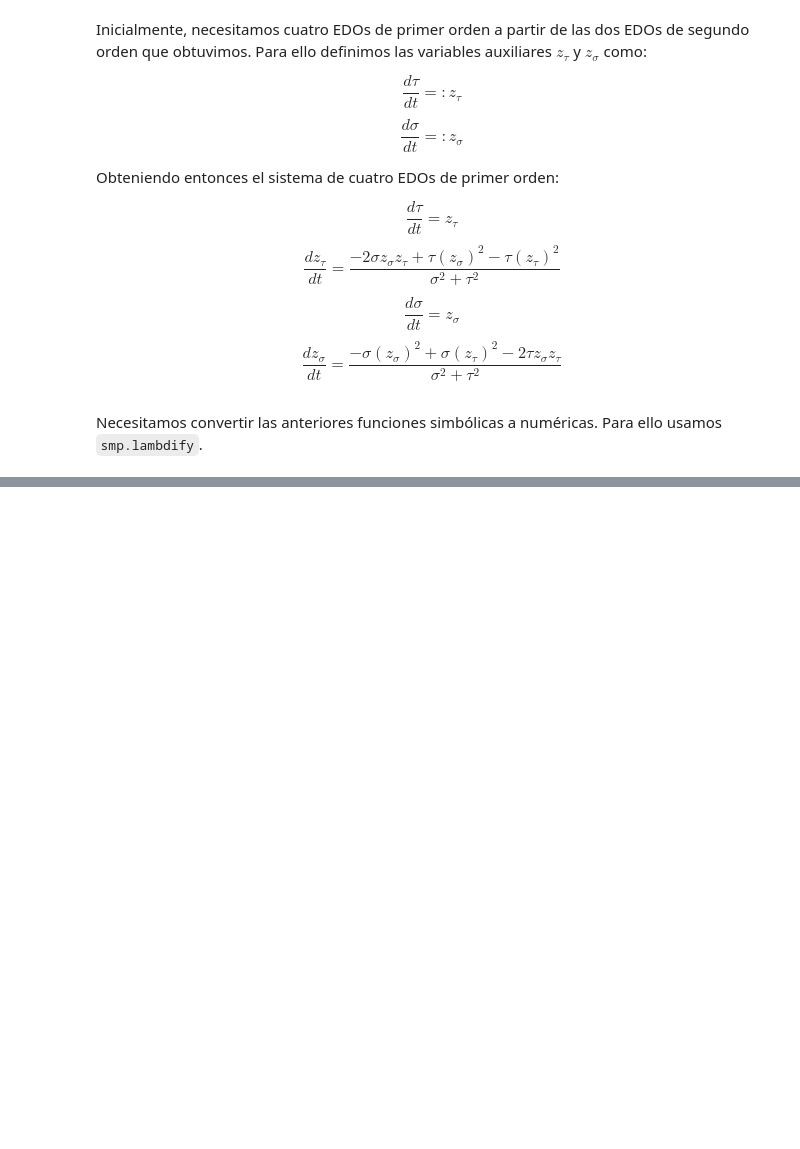
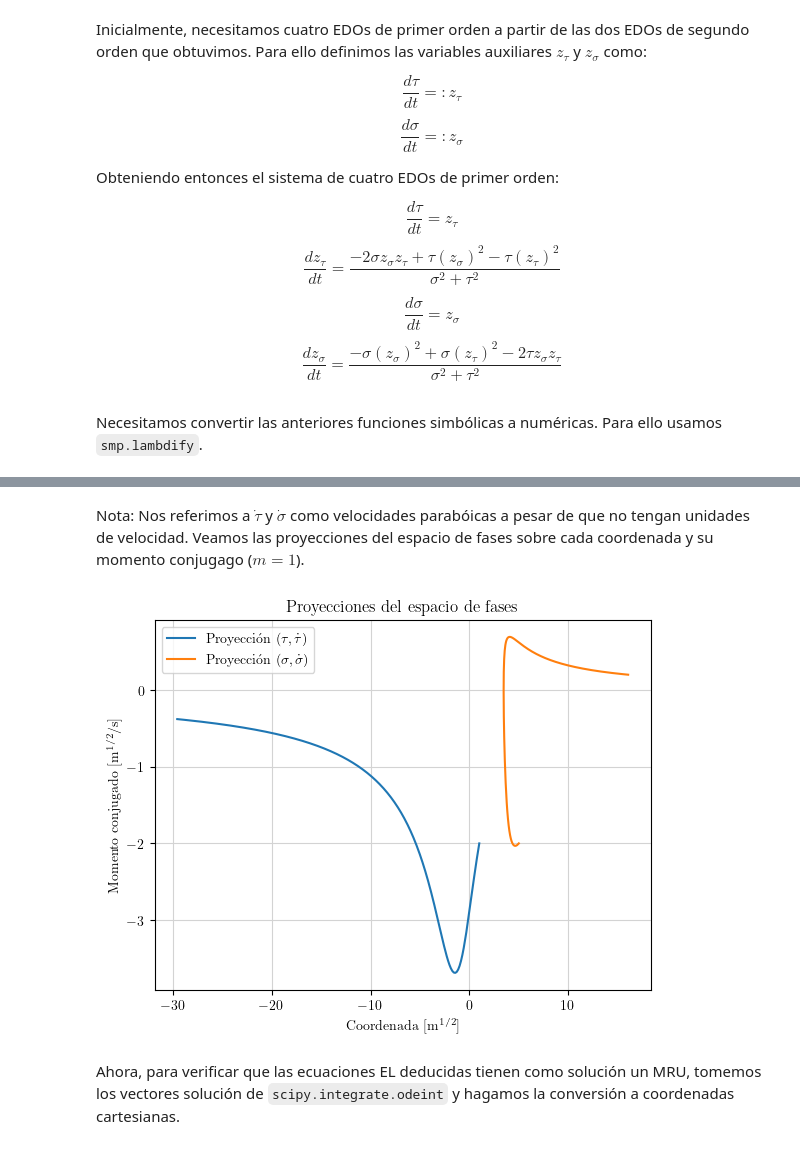
Before and after one commit to thomas-martinod/mecanica-clasica, a Jupyter notebook: tarea-2/punto-3.ipynb, the cells around one changed output, grey strips where cells are left out. Drawn from its saved outputs; the diff is of its cells as text; code cells hidden in the pictures; blank space fills up the shorter version.

```diff
--- a/tarea-2/punto-3.ipynb
+++ b/tarea-2/punto-3.ipynb
@@ -111,0 +196,20 @@ Necesitamos convertir las anteriores funciones simbólicas a numéricas. Para el
+# %% [markdown]
+Nota: Nos referimos a $\dot{\tau}$ y $\dot{\sigma}$ como velocidades parabóicas a pesar de que no tengan unidades de velocidad. Veamos las proyecciones del espacio de fases sobre cada coordenada y su momento conjugago ($m=1$).
+# %%
+plt.figure()
+
+plt.plot(tau_v, dtau_v, label=r'Proyección $(\tau, \dot{\tau})$')
+plt.plot(sig_v, dsig_v, label=r'Proyección $(\sigma, \dot{\sigma})$')
+
+
+plt.xlabel(r'Coordenada $[$m$^{1/2}]$')
+plt.ylabel(r'Momento conjugado $[$m$^{1/2}/$s$]$')
+plt.title(r'Proyecciones del espacio de fases')
+plt.legend()
+
+plt.grid(True, color='lightgray')
+plt.show()
+# %% [output]
+[figure, added]
+# %% [markdown]
+Ahora, para verificar que las ecuaciones EL deducidas tienen como solución un MRU, tomemos los vectores solución de `scipy.integrate.odeint` y hagamos la conversión a coordenadas cartesianas.
```
Also changed, not shown: parts of 34 cells of this notebook, 5 other files.
